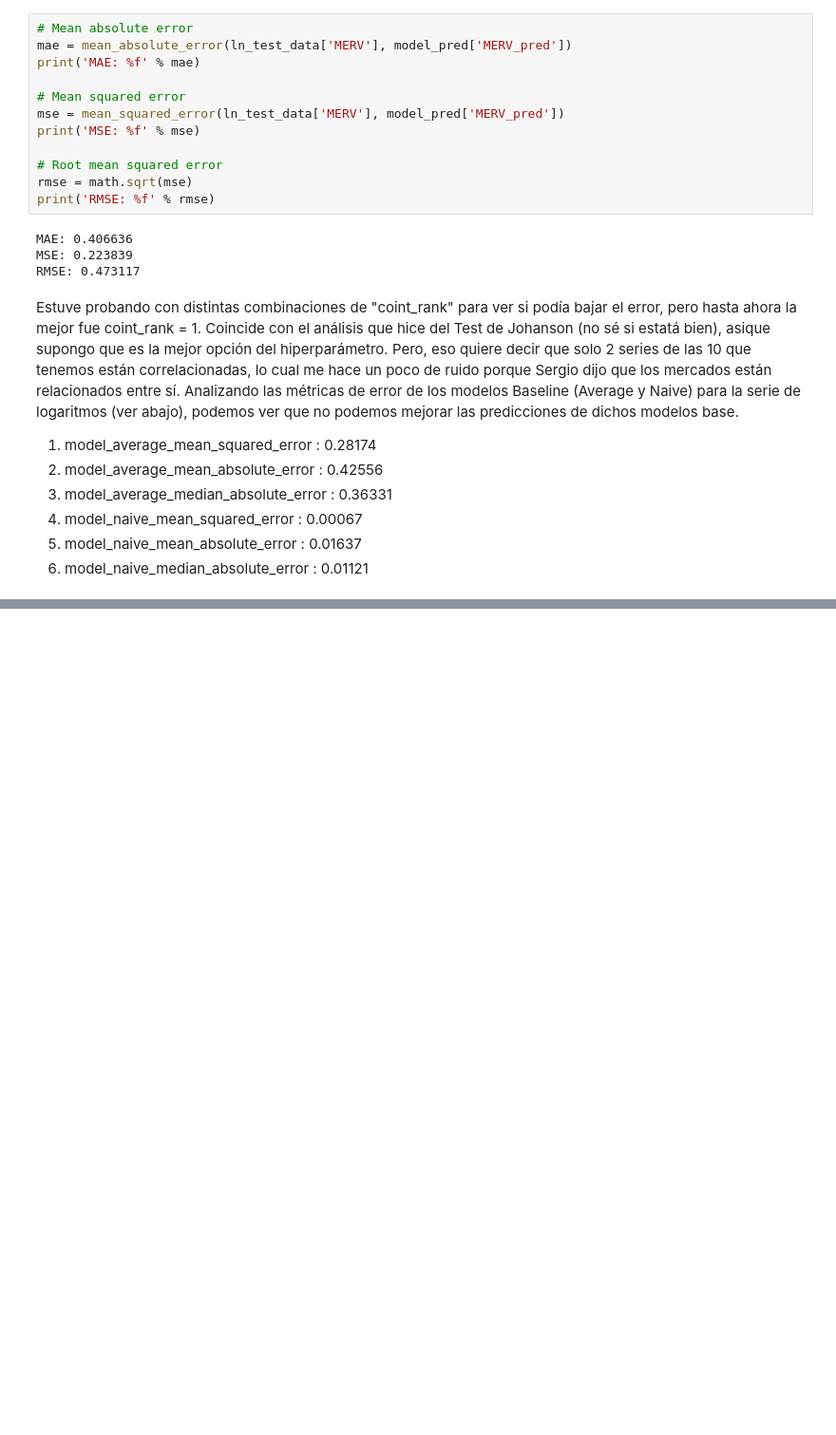
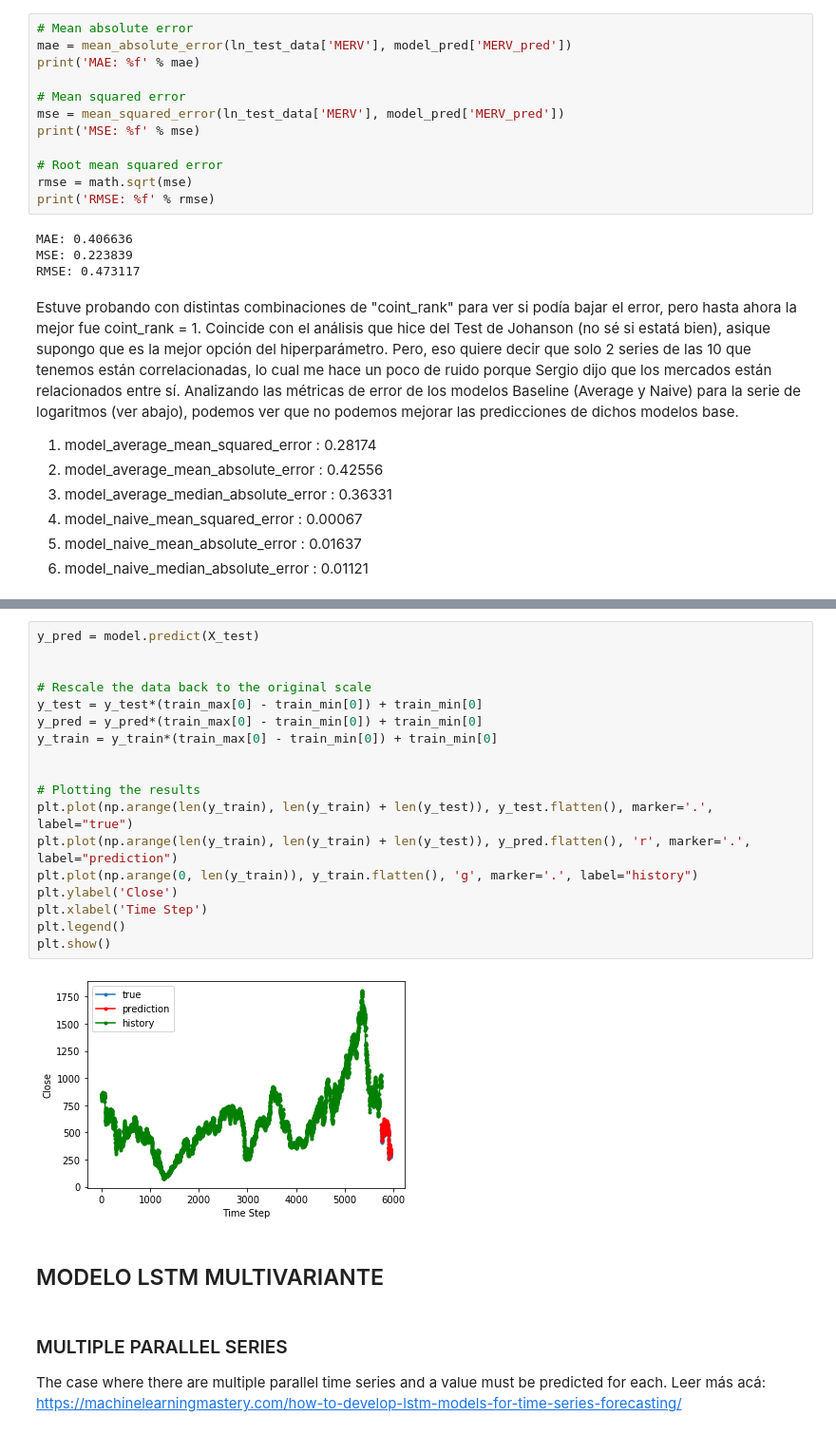
Before and after one commit to Martin317/mentoria-prediccion-indices-financieros, a Jupyter notebook: TP4AprendizajeSupervisado/EnunciadoTP4AprendizajeSupervisado.ipynb, the cells around one changed output, grey strips where cells are left out. Shown: that part at 95% size. Saved outputs shown, nothing was run; the diff lists cells and outputs as text; blank space fills up the shorter version.

```diff
--- a/TP4AprendizajeSupervisado/EnunciadoTP4AprendizajeSupervisado.ipynb
+++ b/TP4AprendizajeSupervisado/EnunciadoTP4AprendizajeSupervisado.ipynb
@@ -537,0 +614,26 @@ Analizando las métricas de error de los modelos Baseline (Average y Naive) para
+# %%
+y_pred = model.predict(X_test)
+
+
+# Rescale the data back to the original scale
+y_test = y_test*(train_max[0] - train_min[0]) + train_min[0]
+y_pred = y_pred*(train_max[0] - train_min[0]) + train_min[0]
+y_train = y_train*(train_max[0] - train_min[0]) + train_min[0]
+
+
+# Plotting the results
+plt.plot(np.arange(len(y_train), len(y_train) + len(y_test)), y_test.flatten(), marker='.', label="true")
+plt.plot(np.arange(len(y_train), len(y_train) + len(y_test)), y_pred.flatten(), 'r', marker='.', label="prediction")
+plt.plot(np.arange(0, len(y_train)), y_train.flatten(), 'g', marker='.', label="history")
+plt.ylabel('Close')
+plt.xlabel('Time Step')
+plt.legend()
+plt.show()
+# %% [output]
+[figure, added]
+# %% [markdown]
+## MODELO LSTM MULTIVARIANTE
+# %% [markdown]
+### MULTIPLE PARALLEL SERIES
+The case where there are multiple parallel time series and a value must be predicted for each.
+Leer más acá: https://machinelearningmastery.com/how-to-develop-lstm-models-for-time-series-forecasting/
```
Also changed, not shown: parts of 16 cells of this notebook, 1 other file.
